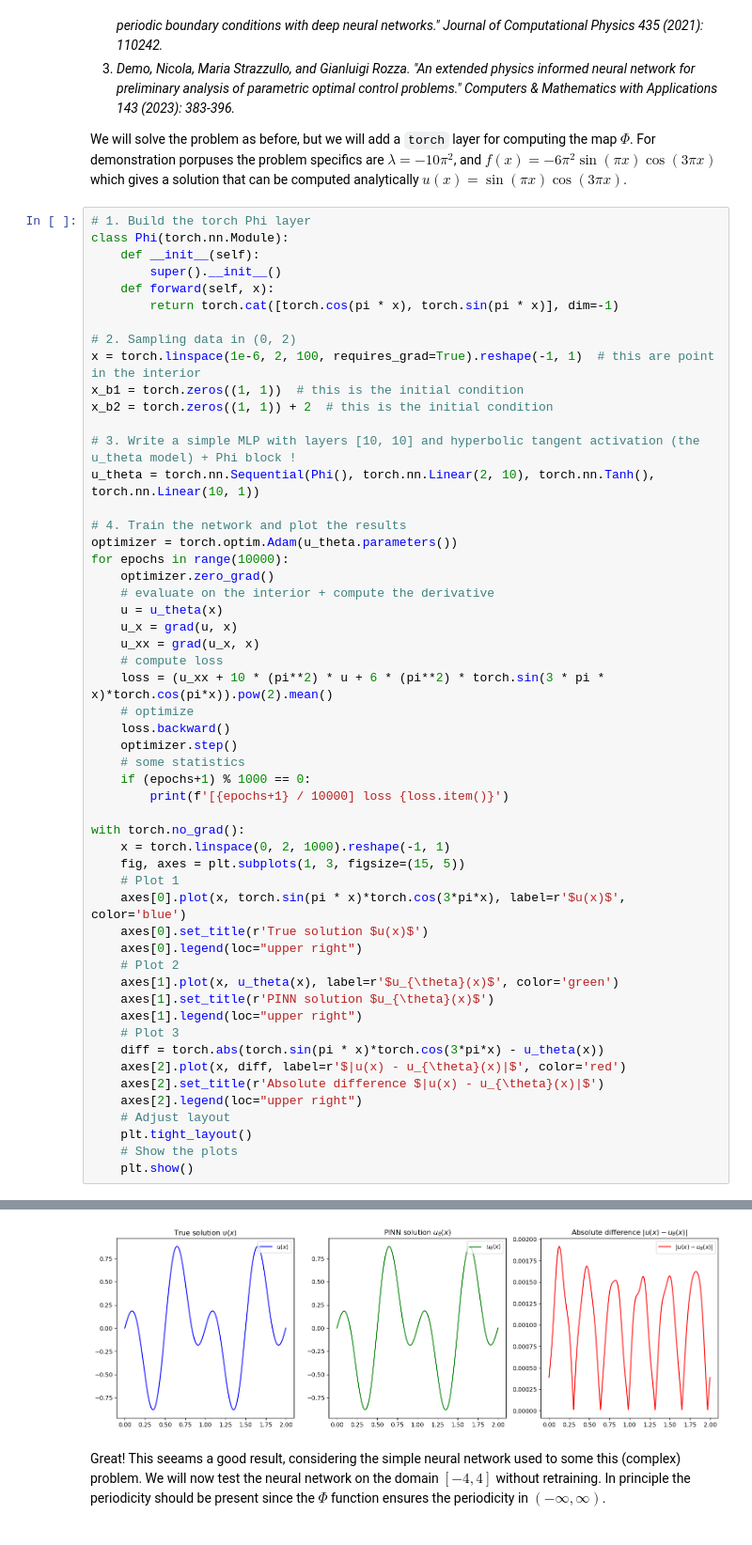
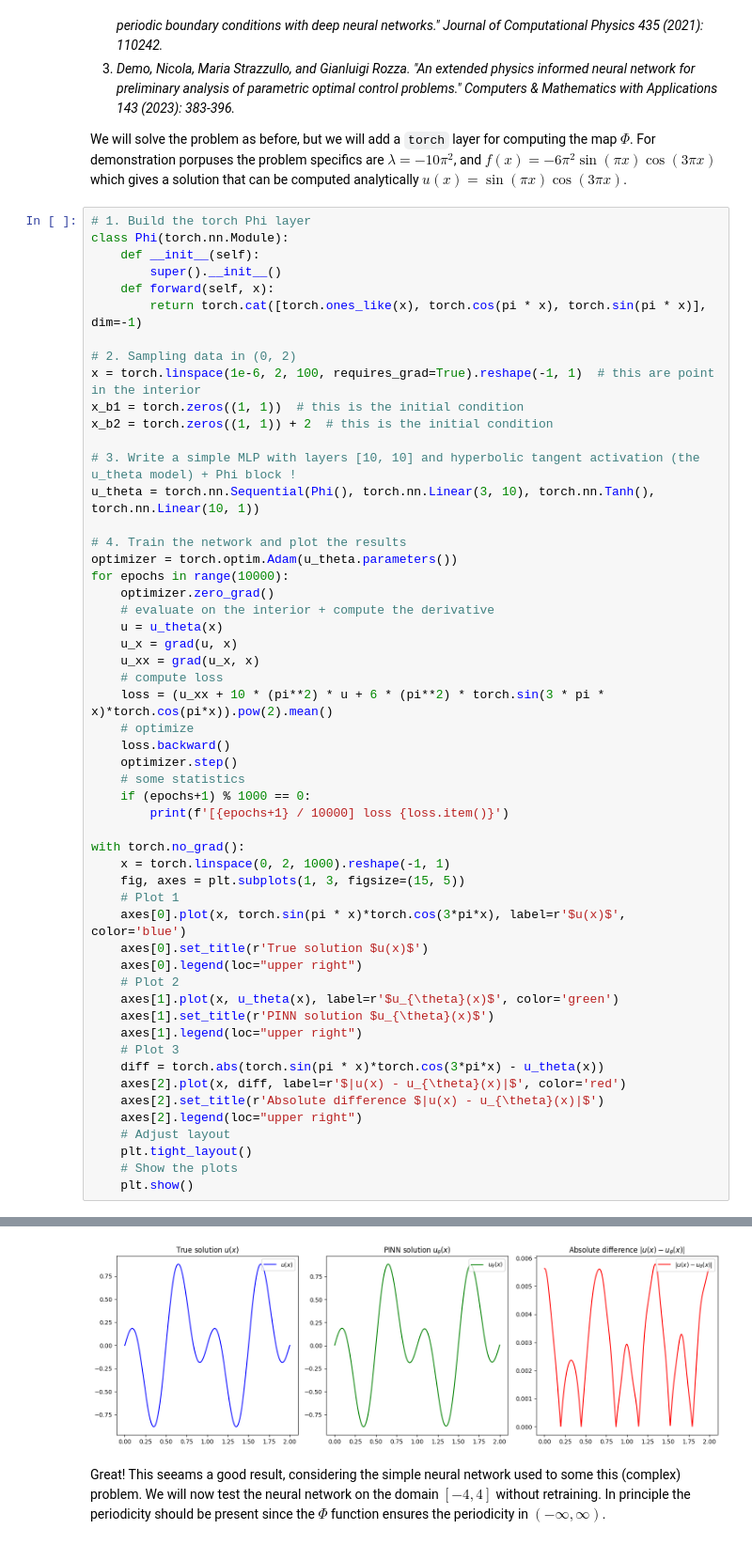
Before and after one commit to dario-coscia/deeplearning4science, a Jupyter notebook: tutorials/pinns.ipynb, the cells around one changed output, grey strips where cells are left out. Shown at 94% size. Drawn from its saved outputs; the diff is of its cells as text.

```diff
--- a/tutorials/pinns.ipynb
+++ b/tutorials/pinns.ipynb
@@ -154,7 +154,7 @@ class Phi(torch.nn.Module):
     def __init__(self):
         super().__init__()
     def forward(self, x):
-        return torch.cat([torch.cos(pi * x), torch.sin(pi * x)], dim=-1)
+        return torch.cat([torch.ones_like(x), torch.cos(pi * x), torch.sin(pi * x)], dim=-1)
 
 # 2. Sampling data in (0, 2)
 x = torch.linspace(1e-6, 2, 100, requires_grad=True).reshape(-1, 1)  # this are point in the interior
@@ -162,7 +162,7 @@ x_b1 = torch.zeros((1, 1))  # this is the initial condition
 x_b2 = torch.zeros((1, 1)) + 2  # this is the initial condition
 
 # 3. Write a simple MLP with layers [10, 10] and hyperbolic tangent activation (the u_theta model) + Phi block !
-u_theta = torch.nn.Sequential(Phi(), torch.nn.Linear(2, 10), torch.nn.Tanh(), torch.nn.Linear(10, 1))
+u_theta = torch.nn.Sequential(Phi(), torch.nn.Linear(3, 10), torch.nn.Tanh(), torch.nn.Linear(10, 1))
 
 # 4. Train the network and plot the results
 optimizer = torch.optim.Adam(u_theta.parameters())
@@ -215,4 +215,4 @@ with torch.no_grad():
-[figure, old version]
+[figure, new version]
 # %% [markdown]
 Great! This seeams a good result, considering the simple neural network used to some this (complex) problem. We will now test the neural network on the domain $[-4, 4]$ without retraining. In principle the periodicity should be present since the $\Phi$ function ensures the periodicity in $(-\infty, \infty)$.
 # %%
```
Also changed, not shown: parts of 3 cells of this notebook.
